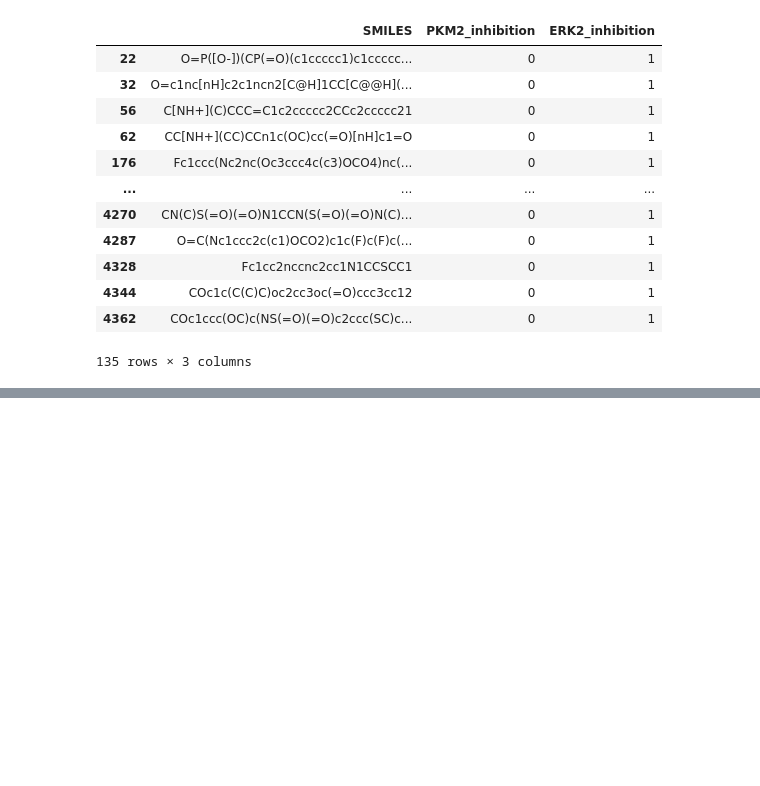
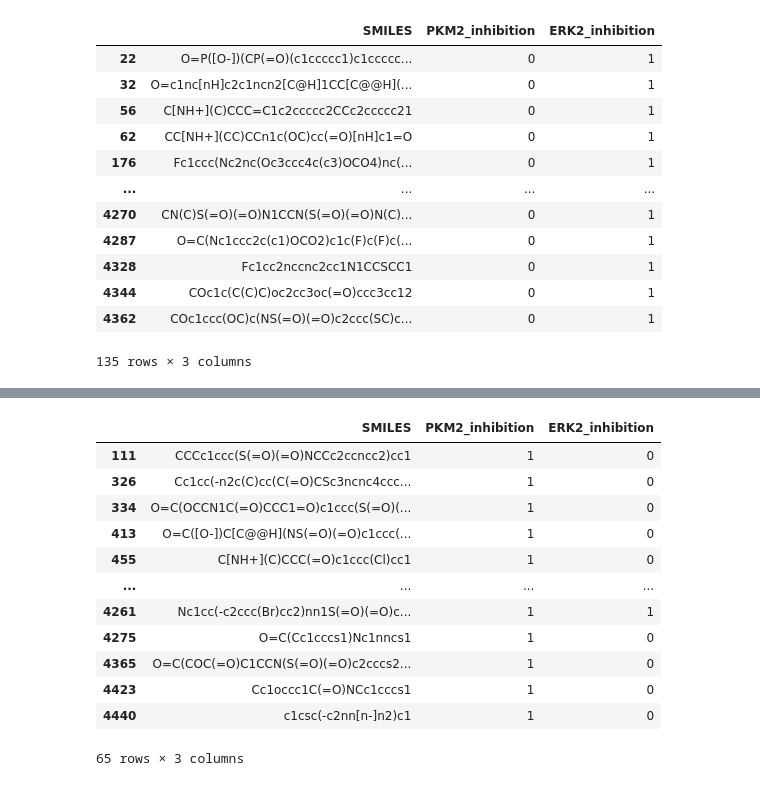
Before and after one commit to seli66/8CC00_group_assignment, a Jupyter notebook: xgboost.ipynb, the cells around one changed output, grey strips where cells are left out. Drawn from its saved outputs; the diff is of its cells as text; code cells hidden in the pictures; blank space fills up the shorter version.

```diff
--- a/xgboost.ipynb
+++ b/xgboost.ipynb
@@ -172,3 +172,18 @@ test_data[test_data['ERK2_inhibition'] == 1]
 | 4344 | COc1c(C(C)C)oc2cc3oc(=O)ccc3cc12 | 0 | 1 |
 | 4362 | COc1ccc(OC)c(NS(=O)(=O)c2ccc(SC)c... | 0 | 1 |
 135 rows × 3 columns
+# %%
+param_grid = {
+    'n_estimators': [100, 200, 500],
+    'max_depth': [3, 5, 7],
+    'learning_rate': [0.01, 0.1, 0.2],
+    'scale_pos_weight': [1, 10, 25, 50]
+}
+# %%
+xgb_pkm2 = xgb.XGBClassifier(use_label_encoder=False, eval_metric='logloss')
+
+grid_search_pkm2 = GridSearchCV(estimator=xgb_pkm2, param_grid=param_grid, scoring='precision', cv=5, verbose=1, n_jobs=-1)
+grid_search_pkm2.fit(X_train_smote_pkm2, y_train_smote_pkm2)
+
+best_model_pkm2 = grid_search_pkm2.best_estimator_
+evaluate_model(best_model_pkm2, X_val, y_val_pkm2, "Best XGBoost for PKM2")
@@ -174,0 +197,8 @@ test_data[test_data['ERK2_inhibition'] == 1]
+# %%
+xgb_erk2 = xgb.XGBClassifier(use_label_encoder=False, eval_metric='logloss')
+
+grid_search_erk2 = GridSearchCV(estimator=xgb_erk2, param_grid=param_grid, scoring='precision', cv=5, verbose=1, n_jobs=-1)
+grid_search_erk2.fit(X_train_smote_erk2, y_train_smote_erk2)
+
+best_model_erk2 = grid_search_erk2.best_estimator_
+evaluate_model(best_model_erk2, X_val, y_val_erk2, "Best XGBoost for ERK2")
@@ -174,0 +212,22 @@ test_data[test_data['ERK2_inhibition'] == 1]
+# %%
+test_data = pd.read_csv('data/untested_molecules-3.csv')
+X_test = np.array([smiles_to_fingerprint(smiles) for smiles in test_data['SMILES']])
+
+test_data['PKM2_inhibition'] = best_model_pkm2.predict(X_test)
+test_data['ERK2_inhibition'] = best_model_erk2.predict(X_test)
+# %%
+test_data[test_data['PKM2_inhibition'] == 1]
+# %% [output]
+|  | SMILES | PKM2_inhibition | ERK2_inhibition |
+| 111 | CCCc1ccc(S(=O)(=O)NCCc2ccncc2)cc1 | 1 | 0 |
+| 326 | Cc1cc(-n2c(C)cc(C(=O)CSc3ncnc4ccc... | 1 | 0 |
+| 334 | O=C(OCCN1C(=O)CCC1=O)c1ccc(S(=O)(... | 1 | 0 |
+| 413 | O=C([O-])C[C@@H](NS(=O)(=O)c1ccc(... | 1 | 0 |
+| 455 | C[NH+](C)CCC(=O)c1ccc(Cl)cc1 | 1 | 0 |
+| ... | ... | ... | ... |
+| 4261 | Nc1cc(-c2ccc(Br)cc2)nn1S(=O)(=O)c... | 1 | 1 |
+| 4275 | O=C(Cc1cccs1)Nc1nncs1 | 1 | 0 |
+| 4365 | O=C(COC(=O)C1CCN(S(=O)(=O)c2cccs2... | 1 | 0 |
+| 4423 | Cc1occc1C(=O)NCc1cccs1 | 1 | 0 |
+| 4440 | c1csc(-c2nn[n-]n2)c1 | 1 | 0 |
+65 rows × 3 columns
```
Also changed, not shown: parts of 4 cells of this notebook.
